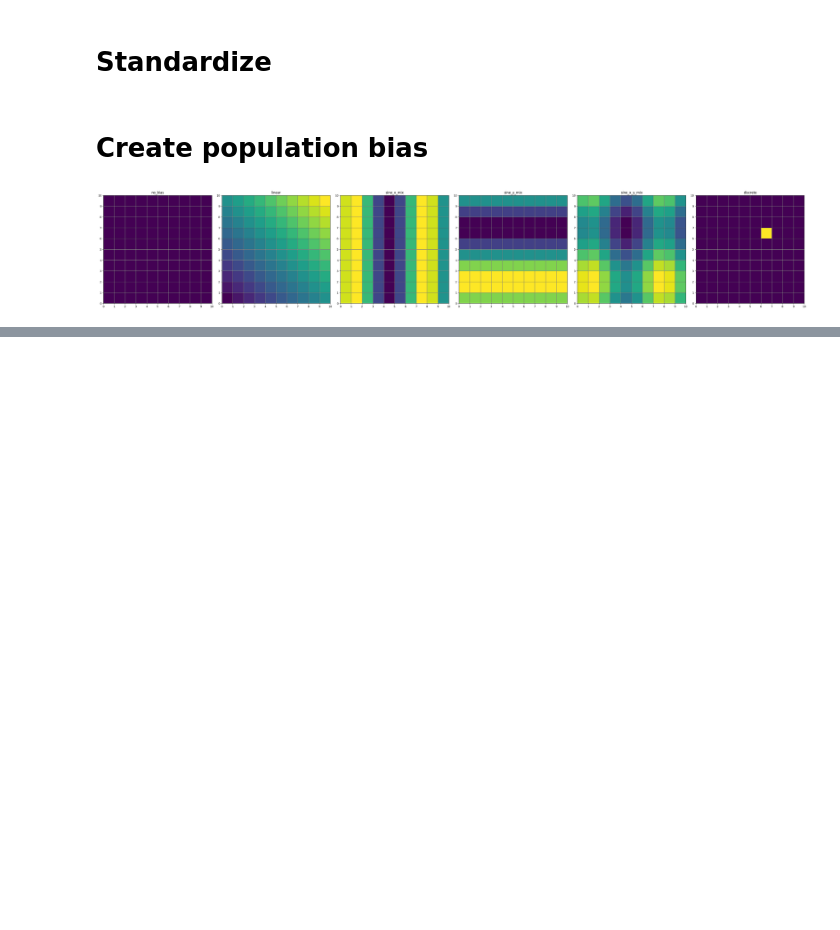
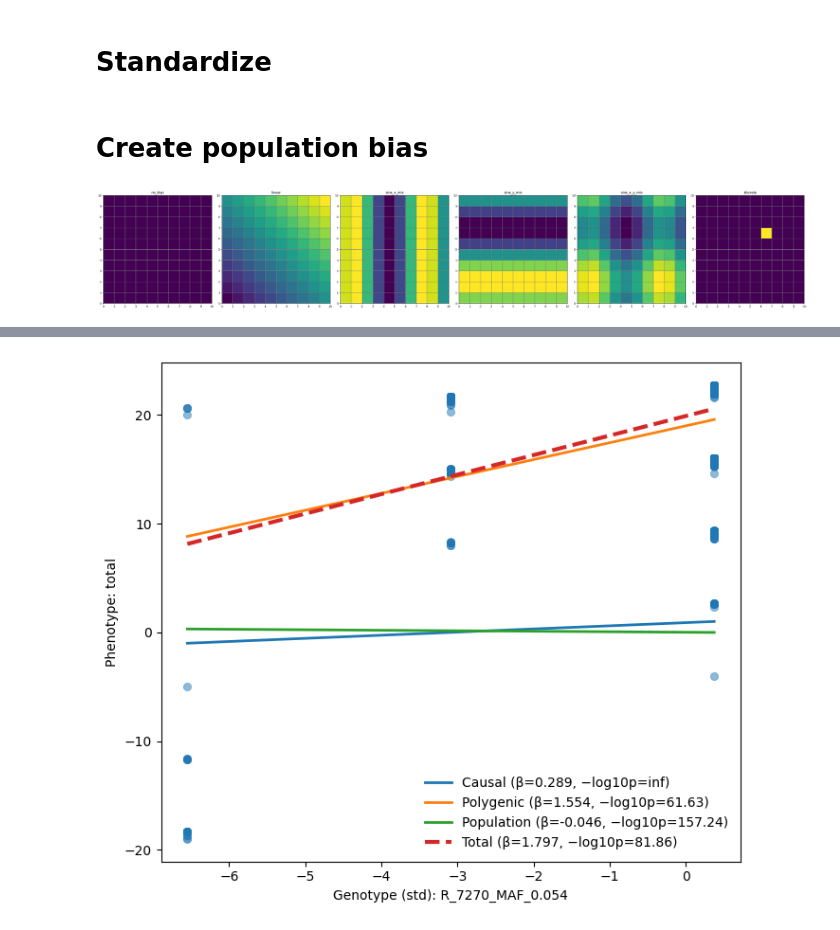
Before and after one commit to mat2m10/chasm, a Jupyter notebook: notebooks/coalescence_simulation_notebooks/Proof_of_Concept.ipynb, the cells around one changed output, grey strips where cells are left out. Saved outputs shown, nothing was run; the diff lists cells and outputs as text; code cells hidden in the pictures; blank space fills up the shorter version.

```diff
--- a/notebooks/coalescence_simulation_notebooks/Proof_of_Concept.ipynb
+++ b/notebooks/coalescence_simulation_notebooks/Proof_of_Concept.ipynb
@@ -104,0 +127,4 @@ least_corr
+# %%
+pheno['population_effect'] = pheno[chosen_bias]*effect_pop
+# %%
+pheno['total'] = pheno['causal_effect'] + pheno["poly_effect"] + pheno['population_effect']
@@ -104,0 +161,68 @@ least_corr
+# %%
+# fit line
+chosen_snp = list(snps_for_causal.names)[0]
+# %%
+slope_causal, intercept_causal, neglogp_causal = fit_line(geno_std[chosen_snp], pheno['causal_effect'])
+slope_poly, intercept_poly, neglogp_poly = fit_line(geno_std[chosen_snp], pheno['poly_effect'])
+slope_pop, intercept_pop, neglogp_pop = fit_line(geno_std[chosen_snp], pheno['population_effect'])
+slope_total, intercept_total, neglogp_total = fit_line(geno_std[chosen_snp], pheno['total'])
+# %%
+
+# Prepare data
+x = geno_std[chosen_snp].values
+df_plot = pd.DataFrame({
+    "x": x,
+    "total": pheno["total"],
+})
+
+# Base scatter plot
+plt.figure(figsize=(7, 6))
+sns.scatterplot(
+    data=df_plot,
+    x="x",
+    y="total",
+    alpha=0.5,
+    edgecolor=None
+)
+
+# X range for fitted lines
+x_line = np.linspace(x.min(), x.max(), 200)
+
+# Plot fitted lines
+plt.plot(
+    x_line,
+    slope_causal * x_line + intercept_causal,
+    label=f"Causal (β={slope_causal:.3f}, −log10p={neglogp_causal:.2f})",
+    linewidth=2
+)
+
+plt.plot(
+    x_line,
+    slope_poly * x_line + intercept_poly,
+    label=f"Polygenic (β={slope_poly:.3f}, −log10p={neglogp_poly:.2f})",
+    linewidth=2
+)
+
+plt.plot(
+    x_line,
+    slope_pop * x_line + intercept_pop,
+    label=f"Population (β={slope_pop:.3f}, −log10p={neglogp_pop:.2f})",
+    linewidth=2
+)
+
+plt.plot(
+    x_line,
+    slope_total * x_line + intercept_total,
+    label=f"Total (β={slope_total:.3f}, −log10p={neglogp_total:.2f})",
+    linewidth=3,
+    linestyle="--"
+)
+
+# Labels & styling
+plt.xlabel(f"Genotype (std): {chosen_snp}")
+plt.ylabel("Phenotype: total")
+plt.legend(frameon=False)
+plt.tight_layout()
+plt.show()
+# %% [output]
+[figure, added]
```
Also changed, not shown: parts of 28 cells of this notebook, 3 other files.
